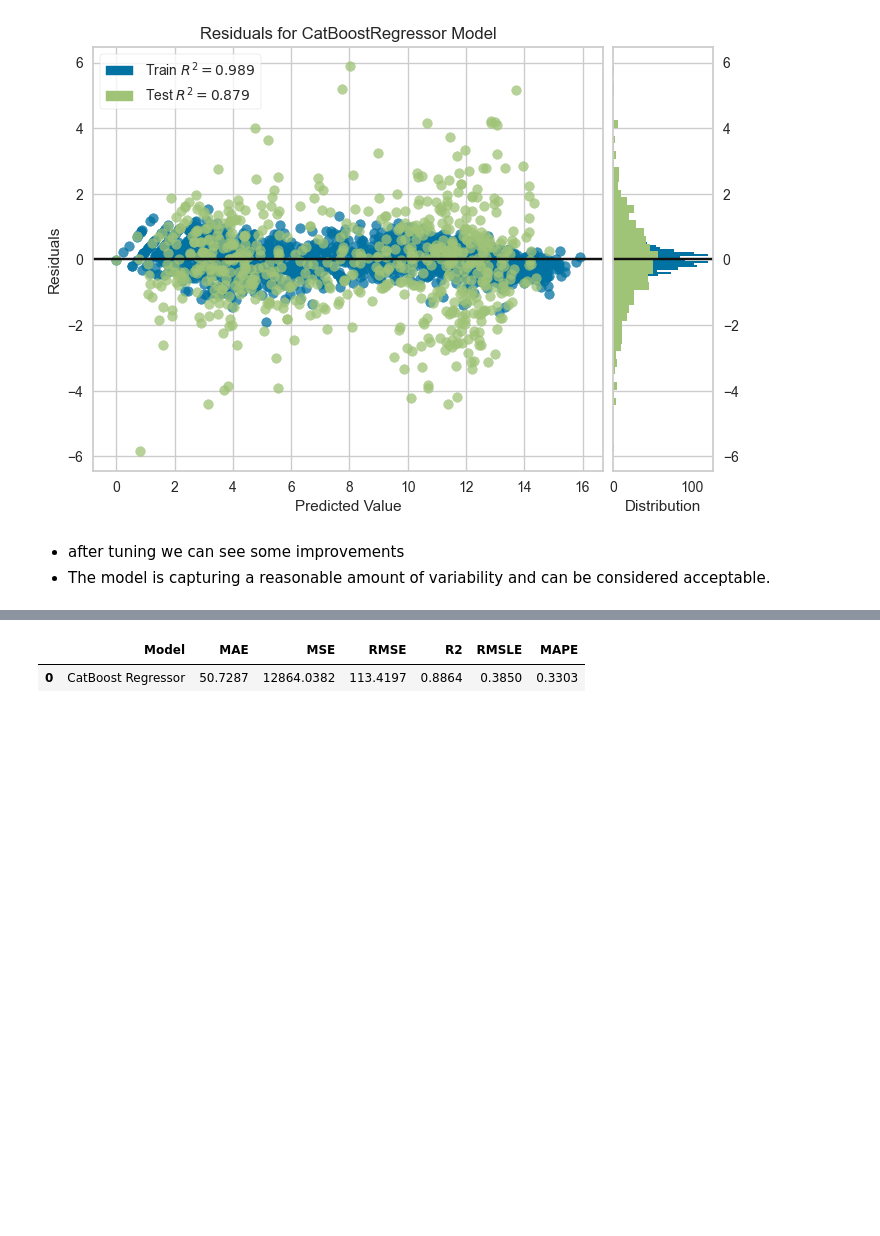
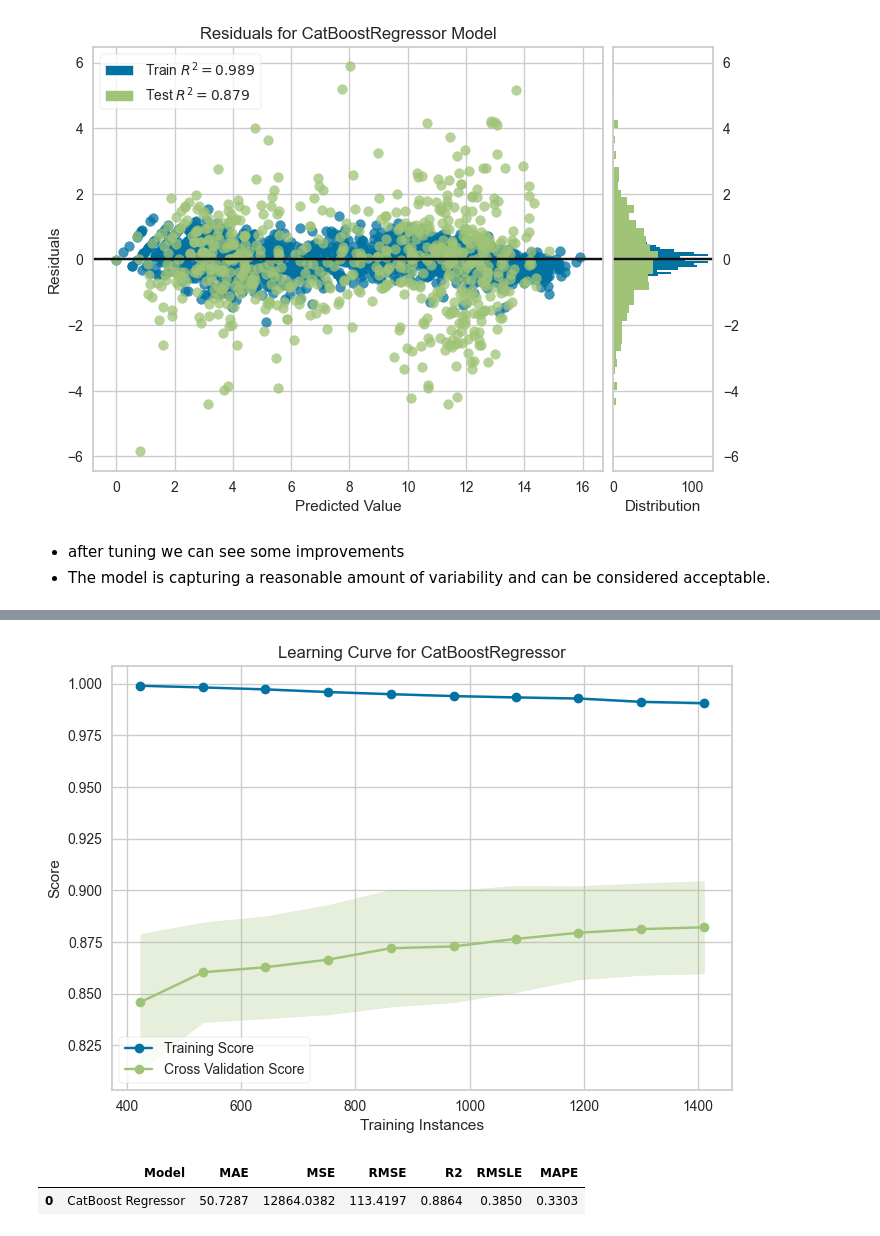
Before and after one commit to piyushrgone/Revenue-Prediction-Marketing, a Jupyter notebook: Revenue Prediction-Model.ipynb, the cells around one changed output, grey strips where cells are left out. Cells and saved outputs as stored; diff of their text form; code cells hidden in the pictures; blank space fills up the shorter version.

```diff
--- a/Revenue Prediction-Model.ipynb
+++ b/Revenue Prediction-Model.ipynb
@@ -240,3 +240,6 @@ plot_model(best_tuned, plot = 'residuals')
 # %% [markdown]
 - after tuning we can see some improvements
 - The model is capturing a reasonable amount of variability and can be considered acceptable.
+# %%
+plot_model(best_tuned, plot = 'learning')
+# %% [output]
@@ -243,3 +247,4 @@ plot_model(best_tuned, plot = 'residuals')
+[figure, added]
 # %%
 predict_model(best_tuned,data=df)
 # %% [output]
```
Also changed, not shown: parts of 1 cell of this notebook.
